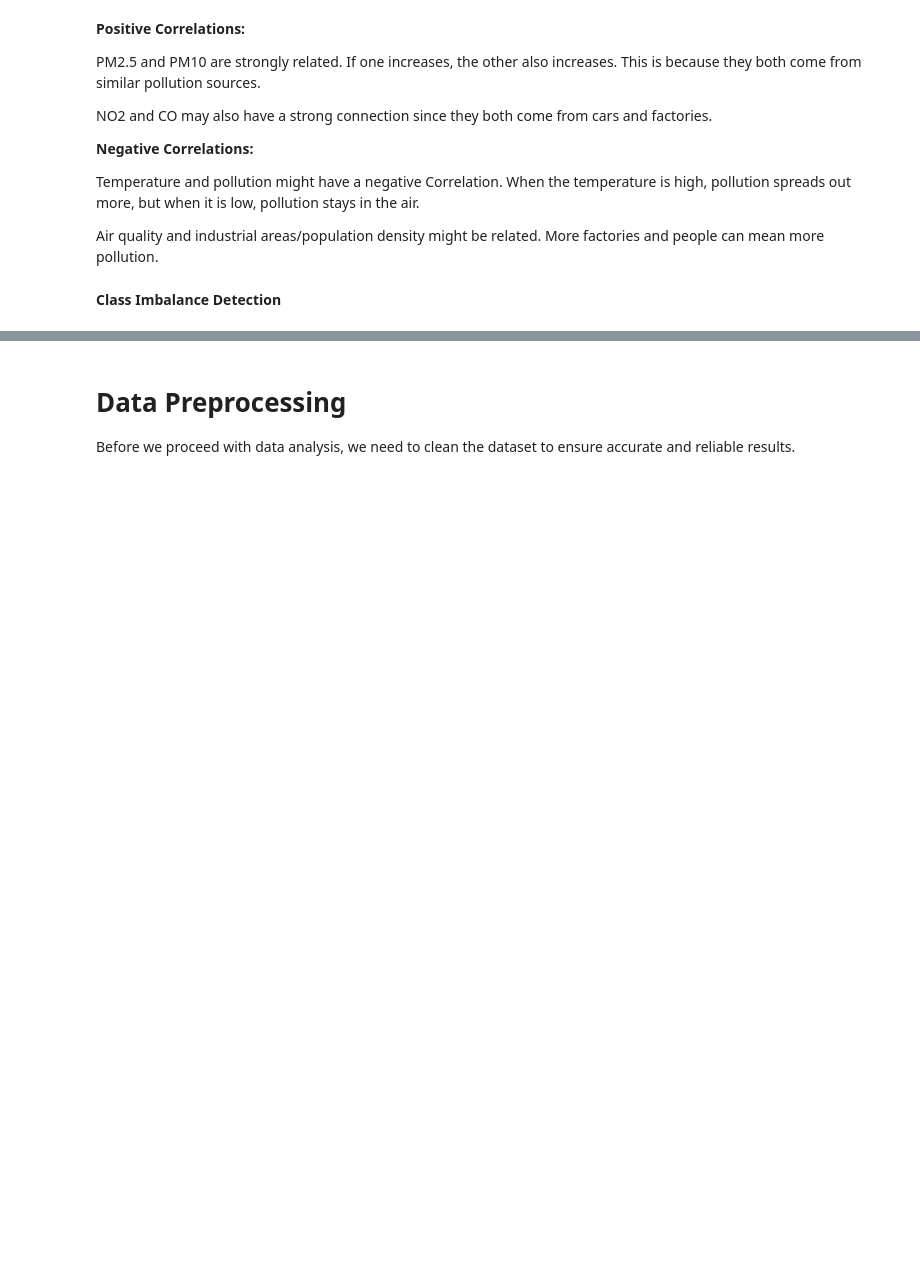
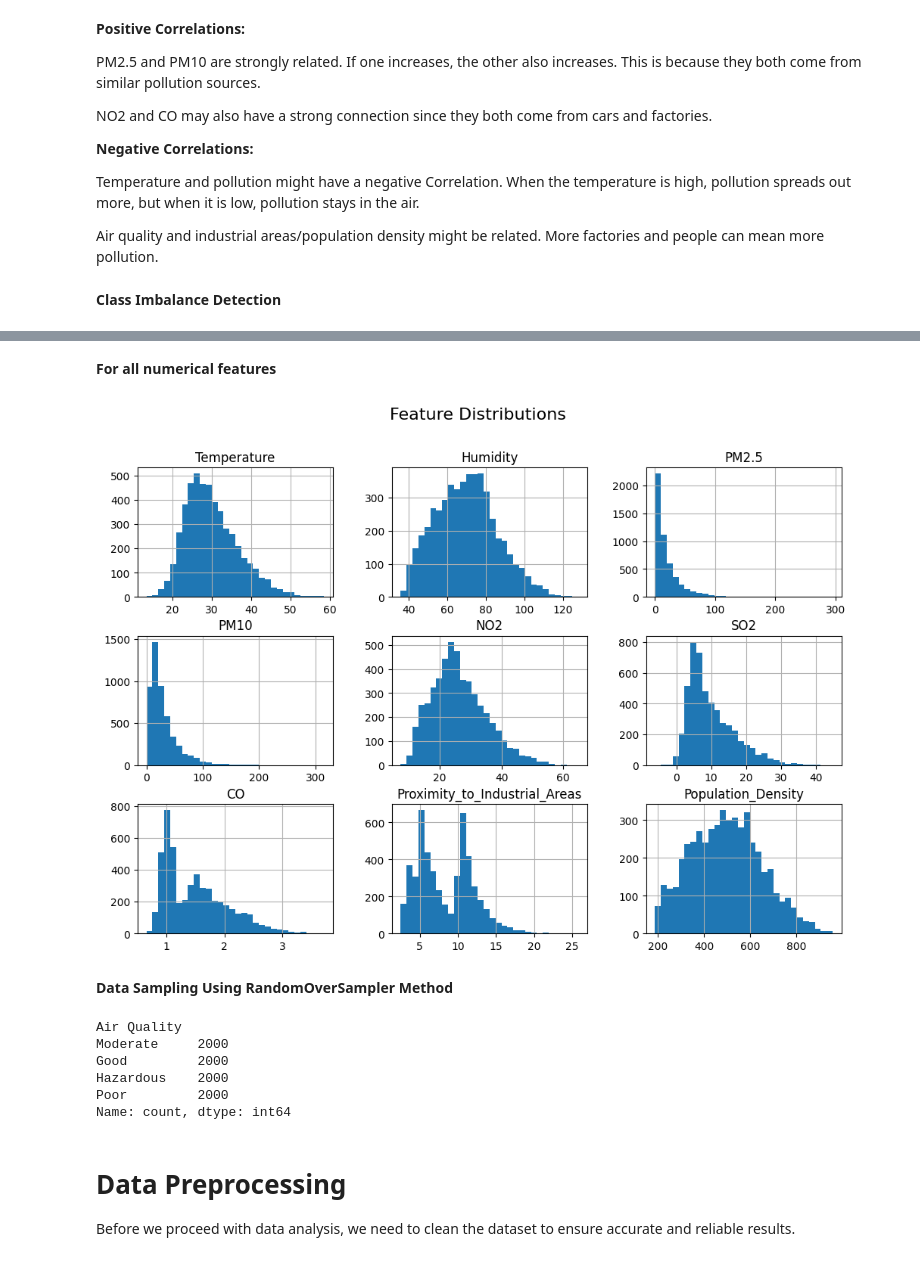
Before and after one commit to aljoharas/IT326, a Jupyter notebook: phase2.ipynb, the cells around one changed output, grey strips where cells are left out. Saved outputs shown, nothing was run; the diff lists cells and outputs as text; code cells hidden in the pictures; blank space fills up the shorter version.

```diff
--- a/phase2.ipynb
+++ b/phase2.ipynb
@@ -144,3 +137,34 @@ The dataset is imbalanced because the "Hazardous" class has much fewer samples (
+# %% [markdown]
+**For all numerical features**
+# %%
+import seaborn as sns
+
+df.hist(figsize=(12, 8), bins=30)
+plt.suptitle("Feature Distributions", fontsize=16)
+plt.show()
+# %% [output]
+[figure, added]
+# %% [markdown]
+**Data Sampling Using RandomOverSampler Method**
+# %%
+from imblearn.over_sampling import RandomOverSampler
+
+X = df.drop(columns=['Air Quality'])
+y = df['Air Quality']
+
+ran = RandomOverSampler(random_state=42)
+X_resampled, y_resampled = ran.fit_resample(X, y)
+
+df_resampled = pd.concat([X_resampled, y_resampled], axis =1)
+
+print(df_resampled['Air Quality'].value_counts()) #To check if all classes now have equal counts
+# %% [output]
+Air Quality
+Moderate     2000
+Good         2000
+Hazardous    2000
+Poor         2000
+Name: count, dtype: int64
 # %% [markdown]
 # **Data Preprocessing**
 Before we proceed with data analysis, we need to clean the dataset to ensure accurate and reliable results.
```
Also changed, not shown: parts of 4 cells of this notebook.
